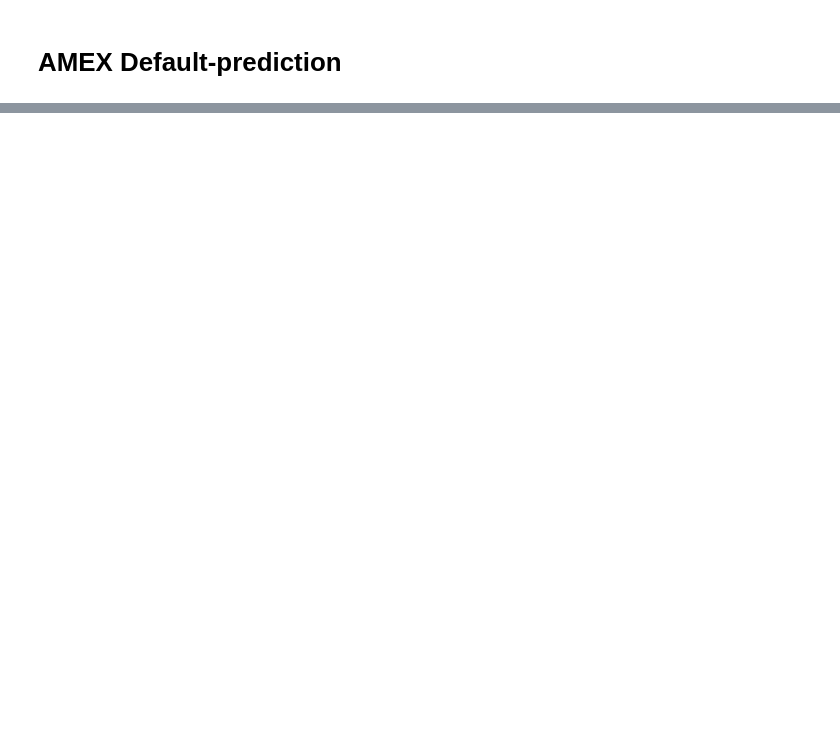
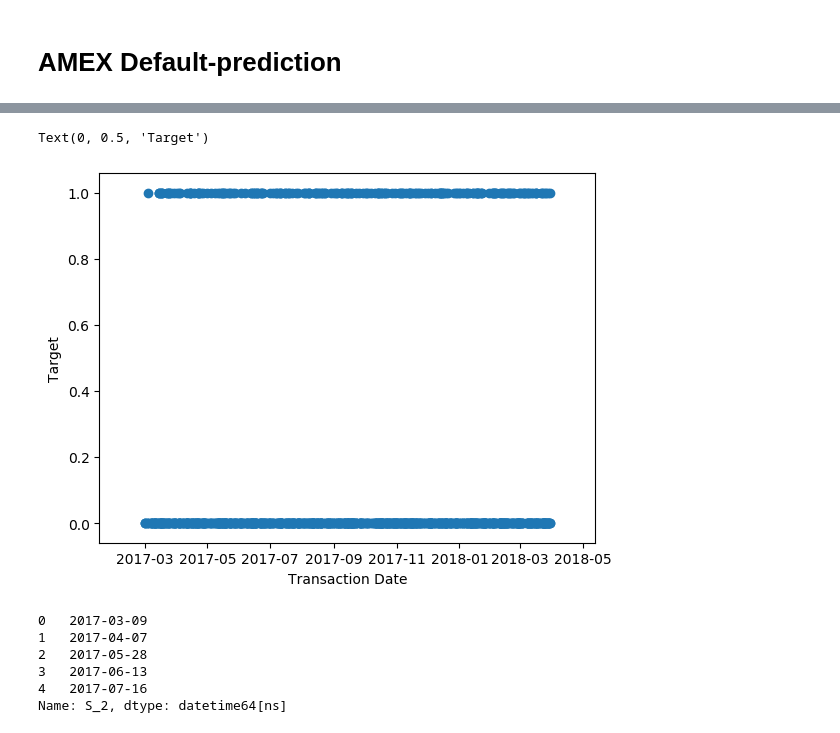
Before and after one commit to rohitgupta20/amex-default-prediction, a Jupyter notebook: amex default-prediction.ipynb, the cells around one changed output, grey strips where cells are left out. Drawn from its saved outputs; the diff is of its cells as text; code cells hidden in the pictures; blank space fills up the shorter version.

Commit message:
added key figures

```diff
--- a/amex default-prediction.ipynb
+++ b/amex default-prediction.ipynb
@@ -3,6 +3,6 @@
 # %%
 import pandas as pd
 # %%
-df = pd.read_csv('train_data.csv',nrows=10000)
+df = pd.read_csv('train_data.csv',nrows=10000,parse_dates=["S_2"])
 
 df.head()
@@ -135,0 +27,3 @@ Length: 10000, dtype: bool
+# %%
+df_label = pd.read_csv('train_labels.csv',nrows=10000)
+df_label.head()
@@ -135,0 +32,2 @@ Length: 10000, dtype: bool
+# %%
+final_df = pd.merge(df,df_label,on='customer_ID',how='left')
@@ -135,0 +60,18 @@ Length: 10000, dtype: bool
+# %%
+import matplotlib.pyplot as plt
+fig,ax = plt.subplots()
+ax.scatter(final_df['S_2'][:1000],final_df['target'][:1000])
+plt.xlabel('Transaction Date')
+plt.ylabel('Target')
+# %% [output]
+Text(0, 0.5, 'Target')
+[figure, added]
+# %%
+final_df.S_2.head()
+# %% [output]
+0   2017-03-09
+1   2017-04-07
+2   2017-05-28
+3   2017-06-13
+4   2017-07-16
+Name: S_2, dtype: datetime64[ns]
```
Also changed, not shown: parts of 20 cells of this notebook.
